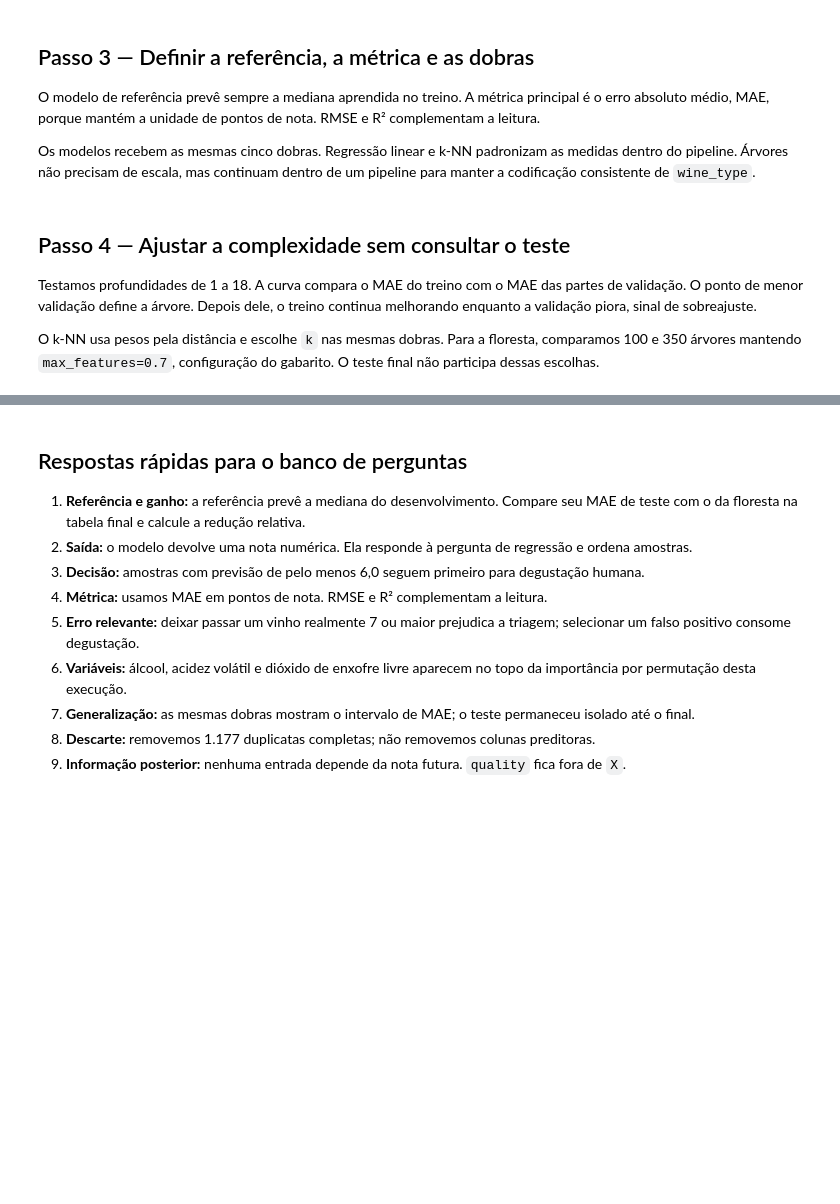
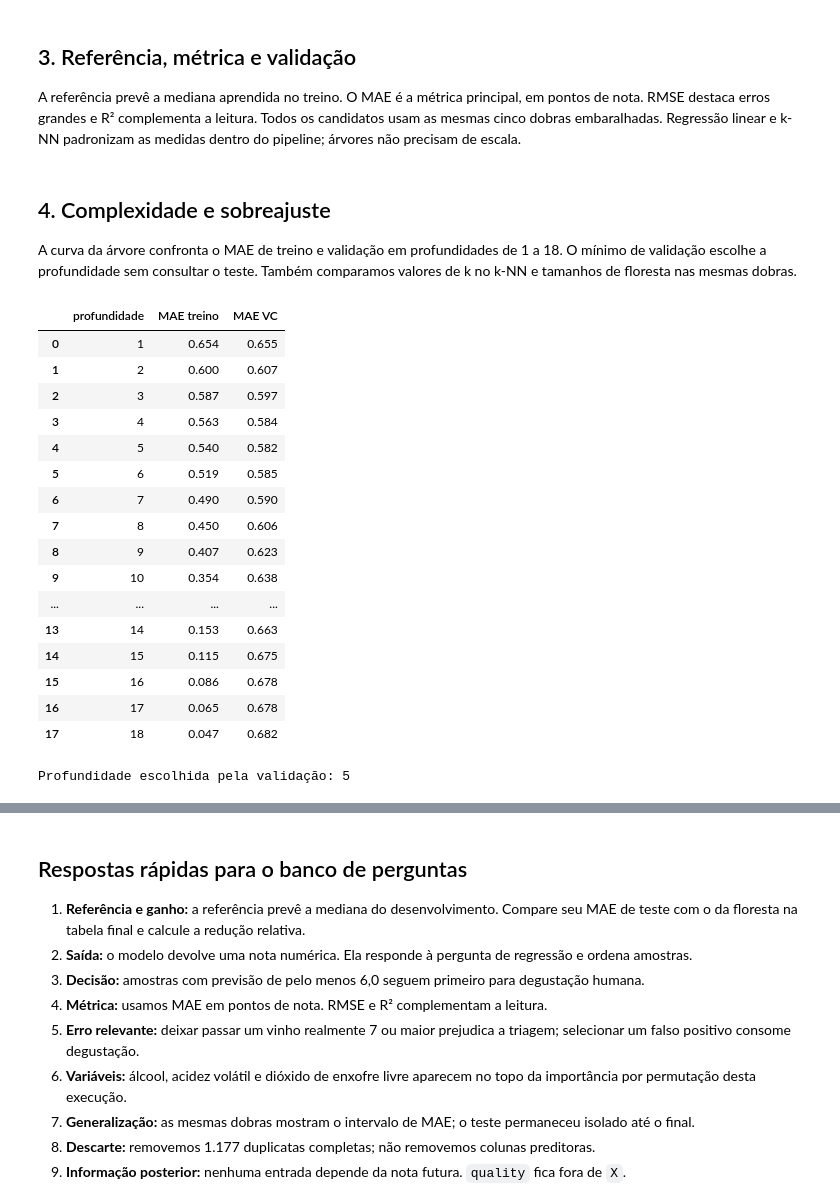
Before and after one commit to danielgilcastro/aprendizado_de_maquina, a Jupyter notebook: projeto/projeto_qualidade_vinhos_completo.ipynb, the cells around one changed output, grey strips where cells are left out. Cells and saved outputs as stored; diff of their text form; code cells hidden in the pictures; blank space fills up the shorter version.

Commit message:
passo 1

```diff
--- a/projeto/projeto_qualidade_vinhos_completo.ipynb
+++ b/projeto/projeto_qualidade_vinhos_completo.ipynb
@@ -18,6 +14,7 @@ import matplotlib.pyplot as plt
 import numpy as np
 import pandas as pd
 import seaborn as sns
+from matplotlib_inline.backend_inline import set_matplotlib_formats
 import sklearn
 from IPython.display import display
 from sklearn.compose import ColumnTransformer
@@ -46,14 +43,20 @@ from sklearn.tree import DecisionTreeRegressor
 
 SEMENTE = 42
 ALVO = "quality"
-PASTA_ATUAL = Path.cwd()
-PASTA_PROJETO = PASTA_ATUAL if PASTA_ATUAL.name == "projeto" else PASTA_ATUAL / "projeto"
+PASTA_PROJETO = next(
+    (p for p in (Path.cwd(), Path.cwd() / "projeto")
+     if (p / "dados" / "winequality-red.csv").exists()),
+    None,
+)
+if PASTA_PROJETO is None:
+    raise FileNotFoundError("Execute a partir da raiz do repositório ou da pasta projeto.")
 PASTA_DADOS = PASTA_PROJETO / "dados"
 PASTA_RESULTADOS = PASTA_PROJETO / "resultados"
 
 pd.set_option("display.max_columns", 30)
 pd.set_option("display.width", 140)
-sns.set_theme(style="whitegrid", context="notebook", palette="deep")
-plt.rcParams.update({"figure.dpi": 120, "axes.grid": True, "grid.alpha": 0.25})
+set_matplotlib_formats("svg")
+sns.set_theme(style="whitegrid", context="notebook", palette="colorblind")
+plt.rcParams.update({"figure.dpi": 115, "axes.grid": True, "grid.alpha": 0.25})
 
 print("Python pronto. pandas:", pd.__version__, "| scikit-learn:", sklearn.__version__)
@@ -147,9 +168,7 @@ print("Linhas removidas como duplicatas completas:", len(dados_brutos) - len(bas
 # %% [markdown]
-## Passo 3 — Definir a referência, a métrica e as dobras
+## 3. Referência, métrica e validação
 
-O modelo de referência prevê sempre a mediana aprendida no treino. A métrica principal é o erro absoluto médio, MAE, porque mantém a unidade de pontos de nota. RMSE e R² complementam a leitura.
-
-Os modelos recebem as mesmas cinco dobras. Regressão linear e k-NN padronizam as medidas dentro do pipeline. Árvores não precisam de escala, mas continuam dentro de um pipeline para manter a codificação consistente de `wine_type`.
+A referência prevê a mediana aprendida no treino. O MAE é a métrica principal, em pontos de nota. RMSE destaca erros grandes e R² complementa a leitura. Todos os candidatos usam as mesmas cinco dobras embaralhadas. Regressão linear e k-NN padronizam as medidas dentro do pipeline; árvores não precisam de escala.
 # %%
 COLUNAS_NUMERICAS = [c for c in X.columns if c != "wine_type"]
 COLUNAS_CATEGORICAS = ["wine_type"]
@@ -179,14 +198,18 @@ metricas_cv = {
     "r2": "r2",
 }
 
+cache_validacao = {}
+
 def avaliar_validacao(nome, modelo):
+    chave = repr(modelo)
+    if chave in cache_validacao:
+        return {"modelo": nome, **cache_validacao[chave]}
     resultado = cross_validate(
         modelo, X_desenvolvimento, y_desenvolvimento,
         cv=dobras, scoring=metricas_cv, return_train_score=True, n_jobs=1,
     )
     erros = -resultado["test_mae"]
-    return {
-        "modelo": nome,
+    metricas = {
         "MAE treino": -resultado["train_mae"].mean(),
         "MAE VC": erros.mean(),
         "desvio MAE": erros.std(),
@@ -195,35 +218,53 @@ def avaliar_validacao(nome, modelo):
         "RMSE VC": -resultado["test_rmse"].mean(),
         "R² VC": resultado["test_r2"].mean(),
     }
+    cache_validacao[chave] = metricas
+    return {"modelo": nome, **metricas}
 # %% [markdown]
-## Passo 4 — Ajustar a complexidade sem consultar o teste
+## 4. Complexidade e sobreajuste
 
-Testamos profundidades de 1 a 18. A curva compara o MAE do treino com o MAE das partes de validação. O ponto de menor validação define a árvore. Depois dele, o treino continua melhorando enquanto a validação piora, sinal de sobreajuste.
-
-O k-NN usa pesos pela distância e escolhe `k` nas mesmas dobras. Para a floresta, comparamos 100 e 350 árvores mantendo `max_features=0.7`, configuração do gabarito. O teste final não participa dessas escolhas.
+A curva da árvore confronta o MAE de treino e validação em profundidades de 1 a 18. O mínimo de validação escolhe a profundidade sem consultar o teste. Também comparamos valores de k no k-NN e tamanhos de floresta nas mesmas dobras.
 # %%
 linhas_arvore = []
 for profundidade in range(1, 19):
     linha = avaliar_validacao(
         f"profundidade {profundidade}",
         criar_pipeline(
             DecisionTreeRegressor(max_depth=profundidade, random_state=SEMENTE),
             padronizar=False,
         ),
     )
     linha["profundidade"] = profundidade
     linhas_arvore.append(linha)
 
 curva_arvore = pd.DataFrame(linhas_arvore)
 profundidade_escolhida = int(curva_arvore.loc[curva_arvore["MAE VC"].idxmin(), "profundidade"])
 display(curva_arvore[["profundidade", "MAE treino", "MAE VC"]].round(3))
 print("Profundidade escolhida pela validação:", profundidade_escolhida)
 
 fig, ax = plt.subplots(figsize=(7.5, 4.2), constrained_layout=True)
-ax.plot(curva_arvore["profundidade"], curva_arvore["MAE treino"], "o-", label="Treino", color="#9B3046")
-ax.plot(curva_arvore["profundidade"], curva_arvore["MAE VC"], "o-", label="Validação cruzada", color="#2B5B78")
+sns.lineplot(data=curva_arvore, x="profundidade", y="MAE treino", marker="o", label="Treino", color="#B56954", ax=ax)
+sns.lineplot(data=curva_arvore, x="profundidade", y="MAE VC", marker="o", label="Validação cruzada", color="#426A76", ax=ax)
 ax.axvline(profundidade_escolhida, color="#B8862B", linestyle="--", label=f"Escolha: {profundidade_escolhida}")
 ax.set(xticks=range(1, 19), xlabel="Profundidade máxima", ylabel="MAE", title="Complexidade da árvore")
 ax.legend()
-fig.savefig(PASTA_FIGURAS / "curva_arvore.png", bbox_inches="tight")
 plt.show()
+# %% [output]
+|  | profundidade | MAE treino | MAE VC |
+| 0 | 1 | 0.654 | 0.655 |
+| 1 | 2 | 0.600 | 0.607 |
+| 2 | 3 | 0.587 | 0.597 |
+| 3 | 4 | 0.563 | 0.584 |
+| 4 | 5 | 0.540 | 0.582 |
+| 5 | 6 | 0.519 | 0.585 |
+| 6 | 7 | 0.490 | 0.590 |
+| 7 | 8 | 0.450 | 0.606 |
+| 8 | 9 | 0.407 | 0.623 |
+| 9 | 10 | 0.354 | 0.638 |
+| ... | ... | ... | ... |
+| 13 | 14 | 0.153 | 0.663 |
+| 14 | 15 | 0.115 | 0.675 |
+| 15 | 16 | 0.086 | 0.678 |
+| 16 | 17 | 0.065 | 0.678 |
+| 17 | 18 | 0.047 | 0.682 |
+Profundidade escolhida pela validação: 5
```
Also changed, not shown: parts of 23 cells of this notebook, 17 other files.
